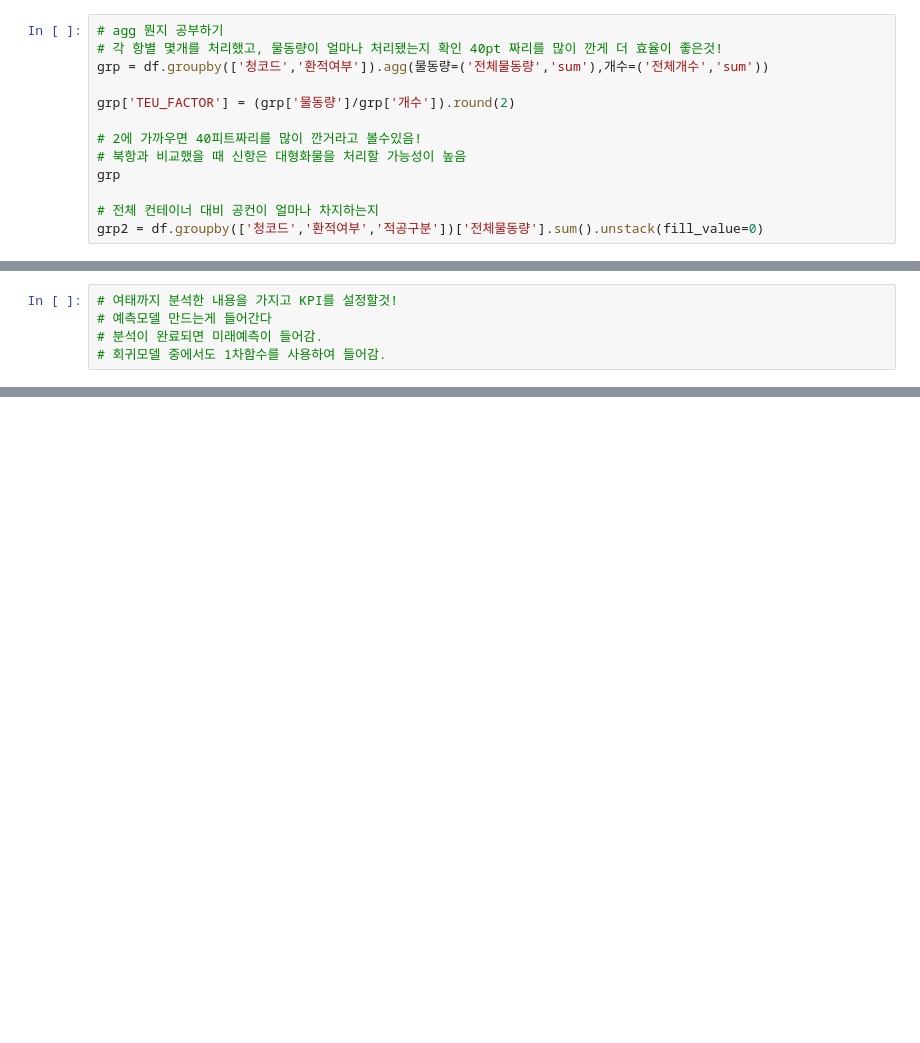
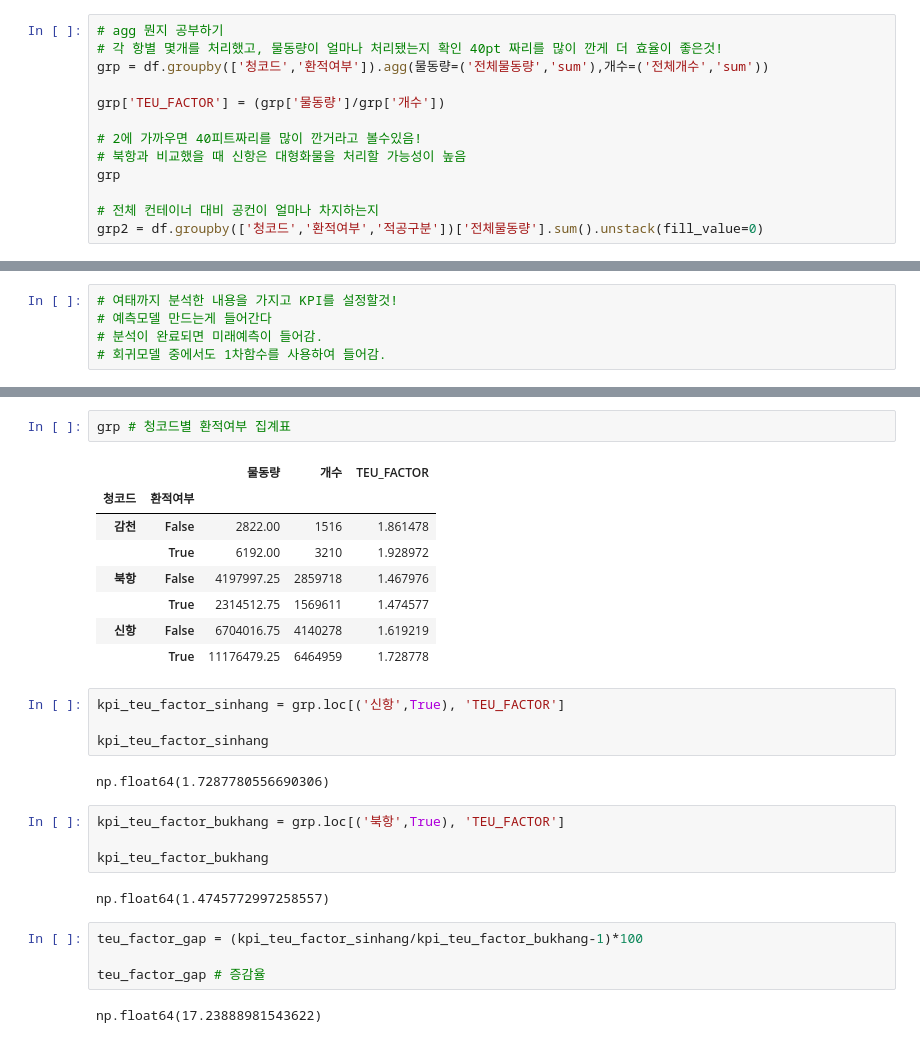
Before and after one commit to donghwa93/exp_eda_1, a Jupyter notebook: analysis/exp_1.ipynb, the cells around one changed output, grey strips where cells are left out. Saved outputs shown, nothing was run; the diff lists cells and outputs as text; blank space fills up the shorter version.

```diff
--- a/analysis/exp_1.ipynb
+++ b/analysis/exp_1.ipynb
@@ -204,7 +204,7 @@ np.float64(0.9999898787140992)
 # 각 항별 몇개를 처리했고, 물동량이 얼마나 처리됐는지 확인 40pt 짜리를 많이 깐게 더 효율이 좋은것!
 grp = df.groupby(['청코드','환적여부']).agg(물동량=('전체물동량','sum'),개수=('전체개수','sum'))
 
-grp['TEU_FACTOR'] = (grp['물동량']/grp['개수']).round(2)
+grp['TEU_FACTOR'] = (grp['물동량']/grp['개수'])
 
 # 2에 가까우면 40피트짜리를 많이 깐거라고 볼수있음!
 # 북항과 비교했을 때 신항은 대형화물을 처리할 가능성이 높음
@@ -407,0 +417,29 @@ fig_scatter.show() # 현재 많이 떨어져있기 때문에 가중치를 좀
+# %%
+grp # 청코드별 환적여부 집계표
+# %% [output]
+|  |  | 물동량 | 개수 | TEU_FACTOR |
+| 청코드 | 환적여부 |  |  |  |
+| 감천 | False | 2822.00 | 1516 | 1.861478 |
+|  | True | 6192.00 | 3210 | 1.928972 |
+| 북항 | False | 4197997.25 | 2859718 | 1.467976 |
+|  | True | 2314512.75 | 1569611 | 1.474577 |
+| 신항 | False | 6704016.75 | 4140278 | 1.619219 |
+|  | True | 11176479.25 | 6464959 | 1.728778 |
+# %%
+kpi_teu_factor_sinhang = grp.loc[('신항',True), 'TEU_FACTOR']
+
+kpi_teu_factor_sinhang
+# %% [output]
+np.float64(1.7287780556690306)
+# %%
+kpi_teu_factor_bukhang = grp.loc[('북항',True), 'TEU_FACTOR']
+
+kpi_teu_factor_bukhang
+# %% [output]
+np.float64(1.4745772997258557)
+# %%
+teu_factor_gap = (kpi_teu_factor_sinhang/kpi_teu_factor_bukhang-1)*100
+
+teu_factor_gap # 증감율
+# %% [output]
+np.float64(17.23888981543622)
```
Also changed, not shown: parts of 3 cells of this notebook.
